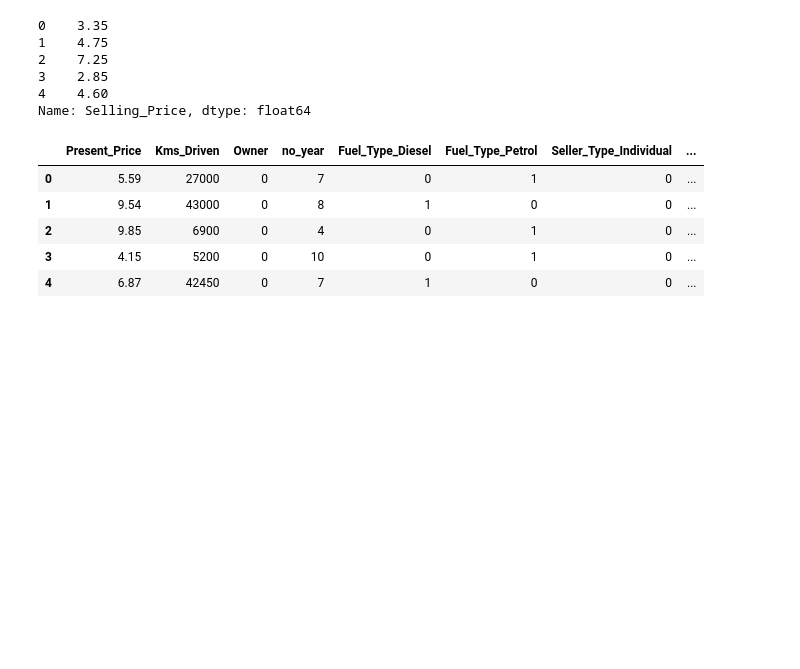
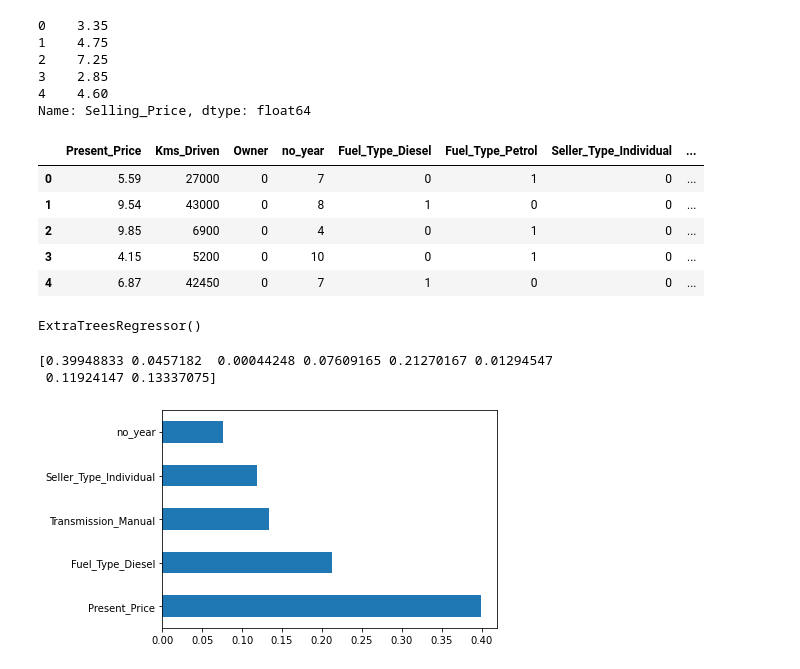
Before and after one commit to ayushjain9/Car_Selling_Prediction, a Jupyter notebook: Car_FE.ipynb, the cells around one changed output. Cells and saved outputs as stored; diff of their text form; code cells hidden in the pictures; blank space fills up the shorter version.

```diff
--- a/Car_FE.ipynb
+++ b/Car_FE.ipynb
@@ -177,3 +177,24 @@ X.head()
 | 2 | 9.85 | 6900 | 0 | 4 | 0 | 1 | 0 | ... |
 | 3 | 4.15 | 5200 | 0 | 10 | 0 | 1 | 0 | ... |
 | 4 | 6.87 | 42450 | 0 | 7 | 1 | 0 | 0 | ... |
+# %%
+### Feature Importance
+
+from sklearn.ensemble import ExtraTreesRegressor
+import matplotlib.pyplot as plt
+model = ExtraTreesRegressor()
+model.fit(X,y)
+# %% [output]
+ExtraTreesRegressor()
+# %%
+print(model.feature_importances_)
+# %% [output]
+[0.39948833 0.0457182  0.00044248 0.07609165 0.21270167 0.01294547
+ 0.11924147 0.13337075]
+# %%
+#plot graph of feature importances for better visualization
+feat_importances = pd.Series(model.feature_importances_, index=X.columns)
+feat_importances.nlargest(5).plot(kind='barh')
+plt.show()
+# %% [output]
+[figure, added]
```
Also changed, not shown: parts of 4 cells of this notebook.
